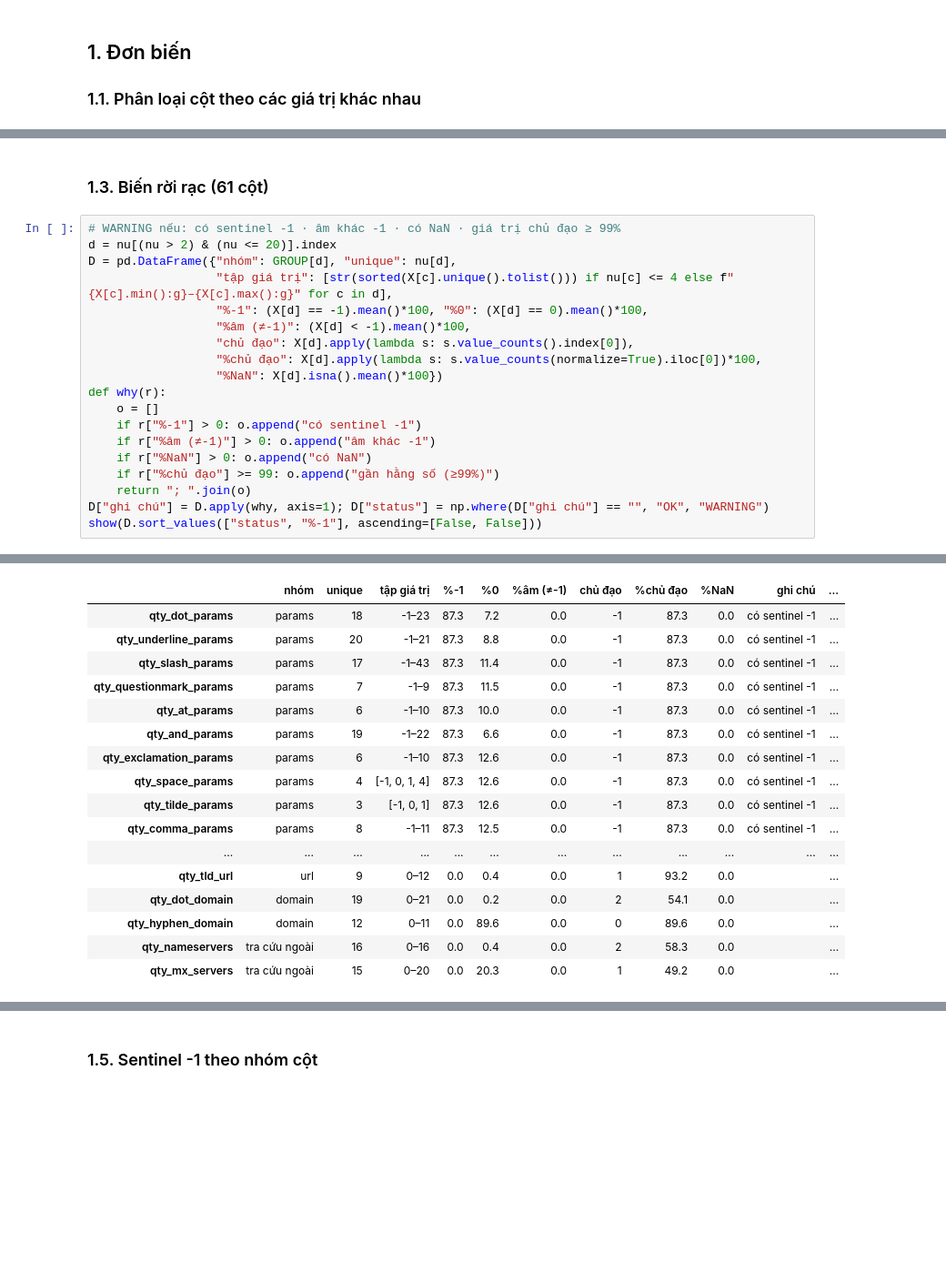
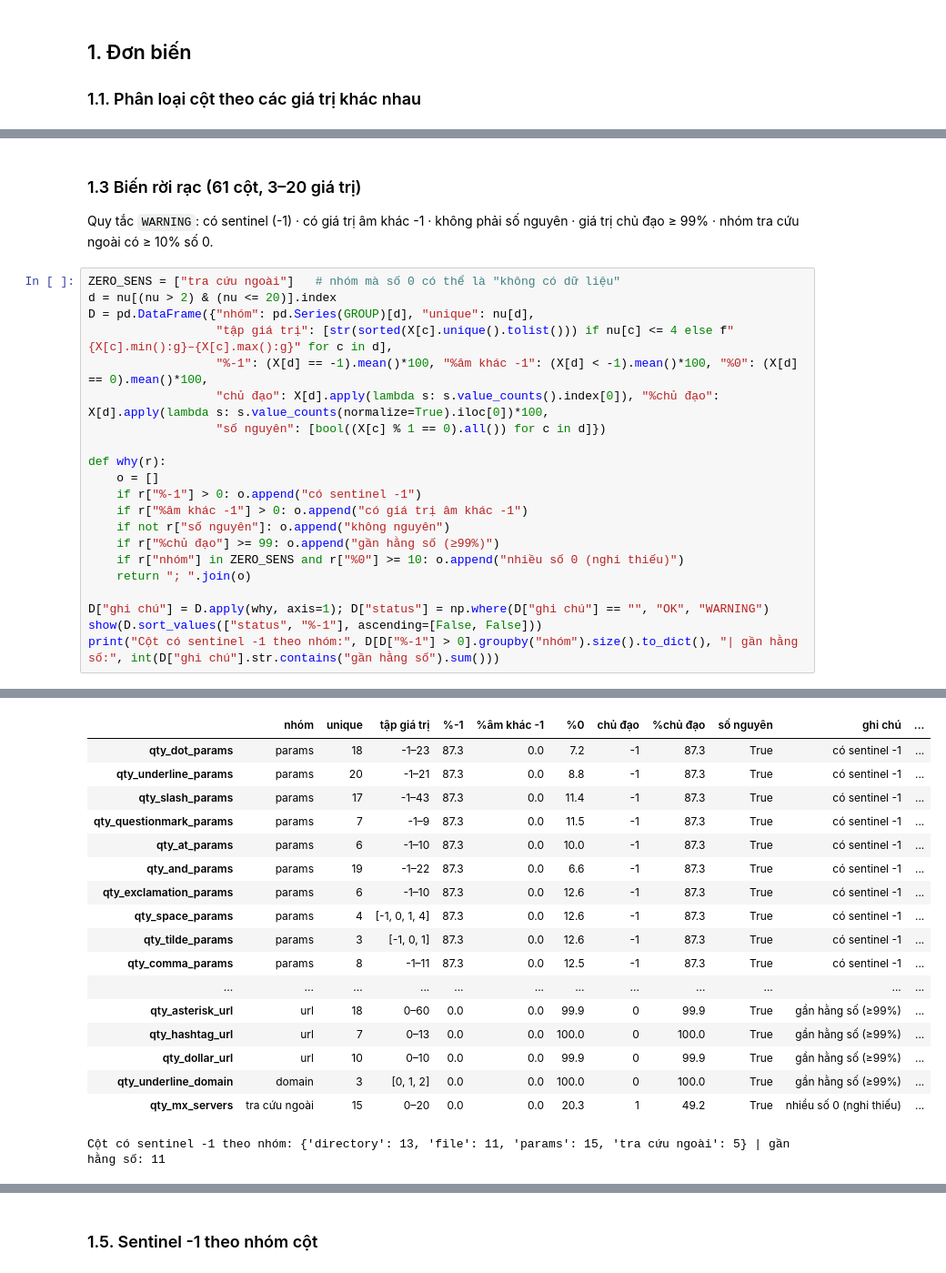
Before and after one commit to Meteor1238/optimization_algorithm_phishing_detection, a Jupyter notebook: notebooks/02_eda_dataset_small.ipynb, the cells around one changed output, grey strips where cells are left out. Shown at 91% size. Drawn from its saved outputs; the diff is of its cells as text; blank space fills up the shorter version.

```diff
--- a/notebooks/02_eda_dataset_small.ipynb
+++ b/notebooks/02_eda_dataset_small.ipynb
@@ -122,22 +133,25 @@ OK: 2 | WARNING: 11
 # %% [markdown]
-### 1.3. Biến rời rạc (61 cột)
+### 1.3 Biến rời rạc (61 cột, 3–20 giá trị)
+Quy tắc `WARNING`: có sentinel (-1) · có giá trị âm khác -1 · không phải số nguyên · giá trị chủ đạo ≥ 99% · nhóm tra cứu ngoài có ≥ 10% số 0.
 # %%
-# WARNING nếu: có sentinel -1 · âm khác -1 · có NaN · giá trị chủ đạo ≥ 99%
+ZERO_SENS = ["tra cứu ngoài"]   # nhóm mà số 0 có thể là "không có dữ liệu"
 d = nu[(nu > 2) & (nu <= 20)].index
-D = pd.DataFrame({"nhóm": GROUP[d], "unique": nu[d],
+D = pd.DataFrame({"nhóm": pd.Series(GROUP)[d], "unique": nu[d],
                   "tập giá trị": [str(sorted(X[c].unique().tolist())) if nu[c] <= 4 else f"{X[c].min():g}–{X[c].max():g}" for c in d],
-                  "%-1": (X[d] == -1).mean()*100, "%0": (X[d] == 0).mean()*100,
-                  "%âm (≠-1)": (X[d] < -1).mean()*100,
-                  "chủ đạo": X[d].apply(lambda s: s.value_counts().index[0]),
-                  "%chủ đạo": X[d].apply(lambda s: s.value_counts(normalize=True).iloc[0])*100,
-                  "%NaN": X[d].isna().mean()*100})
+                  "%-1": (X[d] == -1).mean()*100, "%âm khác -1": (X[d] < -1).mean()*100, "%0": (X[d] == 0).mean()*100,
+                  "chủ đạo": X[d].apply(lambda s: s.value_counts().index[0]), "%chủ đạo": X[d].apply(lambda s: s.value_counts(normalize=True).iloc[0])*100,
+                  "số nguyên": [bool((X[c] % 1 == 0).all()) for c in d]})
+
 def why(r):
     o = []
     if r["%-1"] > 0: o.append("có sentinel -1")
-    if r["%âm (≠-1)"] > 0: o.append("âm khác -1")
-    if r["%NaN"] > 0: o.append("có NaN")
+    if r["%âm khác -1"] > 0: o.append("có giá trị âm khác -1")
+    if not r["số nguyên"]: o.append("không nguyên")
     if r["%chủ đạo"] >= 99: o.append("gần hằng số (≥99%)")
+    if r["nhóm"] in ZERO_SENS and r["%0"] >= 10: o.append("nhiều số 0 (nghi thiếu)")
     return "; ".join(o)
+
 D["ghi chú"] = D.apply(why, axis=1); D["status"] = np.where(D["ghi chú"] == "", "OK", "WARNING")
 show(D.sort_values(["status", "%-1"], ascending=[False, False]))
+print("Cột có sentinel -1 theo nhóm:", D[D["%-1"] > 0].groupby("nhóm").size().to_dict(), "| gần hằng số:", int(D["ghi chú"].str.contains("gần hằng số").sum()))
 # %% [output]
@@ -145,18 +159,19 @@ OK: 8 | WARNING: 53
-|  | nhóm | unique | tập giá trị | %-1 | %0 | %âm (≠-1) | chủ đạo | %chủ đạo | %NaN | ghi chú | ... |
-| qty_dot_params | params | 18 | -1–23 | 87.3 | 7.2 | 0.0 | -1 | 87.3 | 0.0 | có sentinel -1 | ... |
-| qty_underline_params | params | 20 | -1–21 | 87.3 | 8.8 | 0.0 | -1 | 87.3 | 0.0 | có sentinel -1 | ... |
-| qty_slash_params | params | 17 | -1–43 | 87.3 | 11.4 | 0.0 | -1 | 87.3 | 0.0 | có sentinel -1 | ... |
-| qty_questionmark_params | params | 7 | -1–9 | 87.3 | 11.5 | 0.0 | -1 | 87.3 | 0.0 | có sentinel -1 | ... |
-| qty_at_params | params | 6 | -1–10 | 87.3 | 10.0 | 0.0 | -1 | 87.3 | 0.0 | có sentinel -1 | ... |
-| qty_and_params | params | 19 | -1–22 | 87.3 | 6.6 | 0.0 | -1 | 87.3 | 0.0 | có sentinel -1 | ... |
-| qty_exclamation_params | params | 6 | -1–10 | 87.3 | 12.6 | 0.0 | -1 | 87.3 | 0.0 | có sentinel -1 | ... |
-| qty_space_params | params | 4 | [-1, 0, 1, 4] | 87.3 | 12.6 | 0.0 | -1 | 87.3 | 0.0 | có sentinel -1 | ... |
-| qty_tilde_params | params | 3 | [-1, 0, 1] | 87.3 | 12.6 | 0.0 | -1 | 87.3 | 0.0 | có sentinel -1 | ... |
-| qty_comma_params | params | 8 | -1–11 | 87.3 | 12.5 | 0.0 | -1 | 87.3 | 0.0 | có sentinel -1 | ... |
+|  | nhóm | unique | tập giá trị | %-1 | %âm khác -1 | %0 | chủ đạo | %chủ đạo | số nguyên | ghi chú | ... |
+| qty_dot_params | params | 18 | -1–23 | 87.3 | 0.0 | 7.2 | -1 | 87.3 | True | có sentinel -1 | ... |
+| qty_underline_params | params | 20 | -1–21 | 87.3 | 0.0 | 8.8 | -1 | 87.3 | True | có sentinel -1 | ... |
+| qty_slash_params | params | 17 | -1–43 | 87.3 | 0.0 | 11.4 | -1 | 87.3 | True | có sentinel -1 | ... |
+| qty_questionmark_params | params | 7 | -1–9 | 87.3 | 0.0 | 11.5 | -1 | 87.3 | True | có sentinel -1 | ... |
+| qty_at_params | params | 6 | -1–10 | 87.3 | 0.0 | 10.0 | -1 | 87.3 | True | có sentinel -1 | ... |
+| qty_and_params | params | 19 | -1–22 | 87.3 | 0.0 | 6.6 | -1 | 87.3 | True | có sentinel -1 | ... |
+| qty_exclamation_params | params | 6 | -1–10 | 87.3 | 0.0 | 12.6 | -1 | 87.3 | True | có sentinel -1 | ... |
+| qty_space_params | params | 4 | [-1, 0, 1, 4] | 87.3 | 0.0 | 12.6 | -1 | 87.3 | True | có sentinel -1 | ... |
+| qty_tilde_params | params | 3 | [-1, 0, 1] | 87.3 | 0.0 | 12.6 | -1 | 87.3 | True | có sentinel -1 | ... |
+| qty_comma_params | params | 8 | -1–11 | 87.3 | 0.0 | 12.5 | -1 | 87.3 | True | có sentinel -1 | ... |
 | ... | ... | ... | ... | ... | ... | ... | ... | ... | ... | ... | ... |
-| qty_tld_url | url | 9 | 0–12 | 0.0 | 0.4 | 0.0 | 1 | 93.2 | 0.0 |  | ... |
-| qty_dot_domain | domain | 19 | 0–21 | 0.0 | 0.2 | 0.0 | 2 | 54.1 | 0.0 |  | ... |
-| qty_hyphen_domain | domain | 12 | 0–11 | 0.0 | 89.6 | 0.0 | 0 | 89.6 | 0.0 |  | ... |
-| qty_nameservers | tra cứu ngoài | 16 | 0–16 | 0.0 | 0.4 | 0.0 | 2 | 58.3 | 0.0 |  | ... |
-| qty_mx_servers | tra cứu ngoài | 15 | 0–20 | 0.0 | 20.3 | 0.0 | 1 | 49.2 | 0.0 |  | ... |
+| qty_asterisk_url | url | 18 | 0–60 | 0.0 | 0.0 | 99.9 | 0 | 99.9 | True | gần hằng số (≥99%) | ... |
+| qty_hashtag_url | url | 7 | 0–13 | 0.0 | 0.0 | 100.0 | 0 | 100.0 | True | gần hằng số (≥99%) | ... |
+| qty_dollar_url | url | 10 | 0–10 | 0.0 | 0.0 | 99.9 | 0 | 99.9 | True | gần hằng số (≥99%) | ... |
+| qty_underline_domain | domain | 3 | [0, 1, 2] | 0.0 | 0.0 | 100.0 | 0 | 100.0 | True | gần hằng số (≥99%) | ... |
+| qty_mx_servers | tra cứu ngoài | 15 | 0–20 | 0.0 | 0.0 | 20.3 | 1 | 49.2 | True | nhiều số 0 (nghi thiếu) | ... |
+Cột có sentinel -1 theo nhóm: {'directory': 13, 'file': 11, 'params': 15, 'tra cứu ngoài': 5} | gần hằng số: 11
 # %% [markdown]
```
Also changed, not shown: parts of 40 cells of this notebook.
